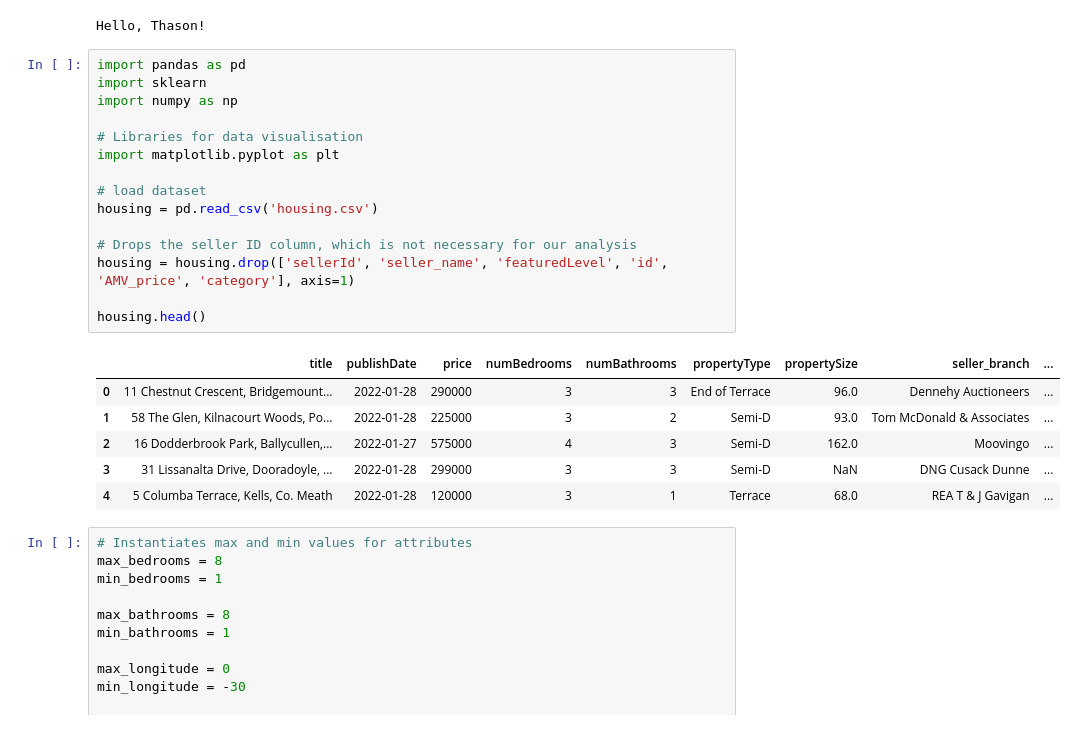
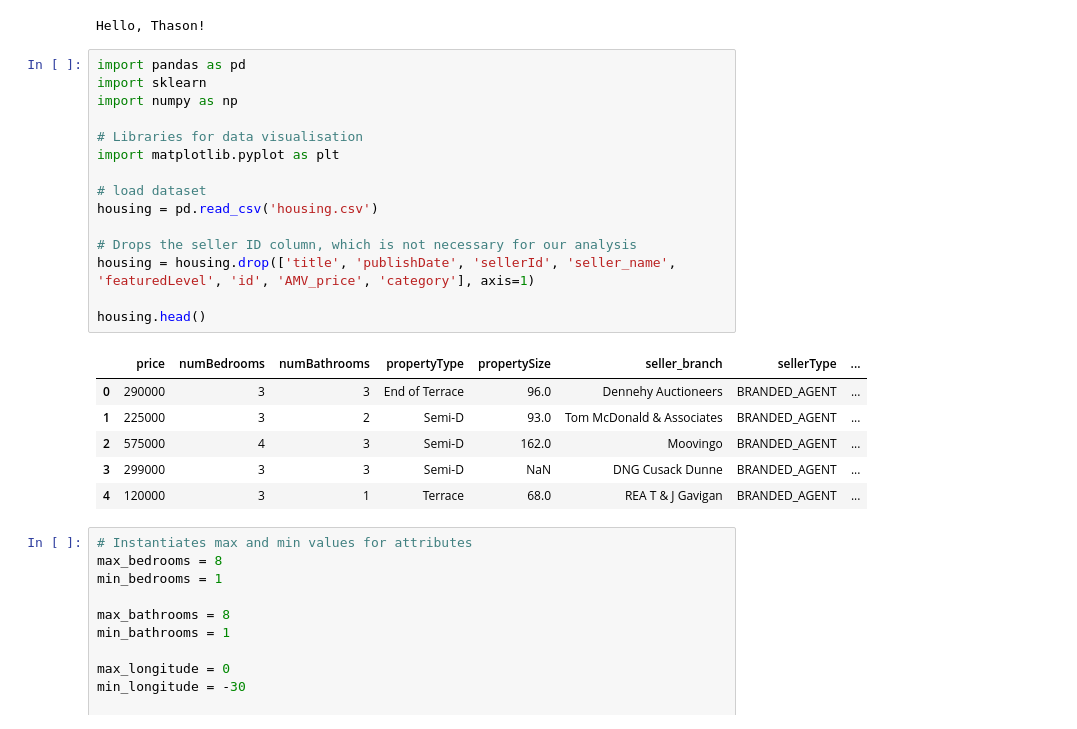
Before and after one commit to McKillenJason/congenial-happiness, a Jupyter notebook: StartingPoint.ipynb, the cells around one changed output. Drawn from its saved outputs; the diff is of its cells as text.

```diff
--- a/StartingPoint.ipynb
+++ b/StartingPoint.ipynb
@@ -5,25 +5,25 @@ Hello, Thason!
 # %%
 import pandas as pd
 import sklearn
 import numpy as np
 
 # Libraries for data visualisation
 import matplotlib.pyplot as plt
 
 # load dataset
 housing = pd.read_csv('housing.csv')
 
 # Drops the seller ID column, which is not necessary for our analysis
-housing = housing.drop(['sellerId', 'seller_name', 'featuredLevel', 'id', 'AMV_price', 'category'], axis=1)
+housing = housing.drop(['title', 'publishDate', 'sellerId', 'seller_name', 'featuredLevel', 'id', 'AMV_price', 'category'], axis=1)
 
 housing.head()
 # %% [output]
-|  | title | publishDate | price | numBedrooms | numBathrooms | propertyType | propertySize | seller_branch | ... |
-| 0 | 11 Chestnut Crescent, Bridgemount... | 2022-01-28 | 290000 | 3 | 3 | End of Terrace | 96.0 | Dennehy Auctioneers | ... |
-| 1 | 58 The Glen, Kilnacourt Woods, Po... | 2022-01-28 | 225000 | 3 | 2 | Semi-D | 93.0 | Tom McDonald & Associates | ... |
-| 2 | 16 Dodderbrook Park, Ballycullen,... | 2022-01-27 | 575000 | 4 | 3 | Semi-D | 162.0 | Moovingo | ... |
-| 3 | 31 Lissanalta Drive, Dooradoyle, ... | 2022-01-28 | 299000 | 3 | 3 | Semi-D | NaN | DNG Cusack Dunne | ... |
-| 4 | 5 Columba Terrace, Kells, Co. Meath | 2022-01-28 | 120000 | 3 | 1 | Terrace | 68.0 | REA T & J Gavigan | ... |
+|  | price | numBedrooms | numBathrooms | propertyType | propertySize | seller_branch | sellerType | ... |
+| 0 | 290000 | 3 | 3 | End of Terrace | 96.0 | Dennehy Auctioneers | BRANDED_AGENT | ... |
+| 1 | 225000 | 3 | 2 | Semi-D | 93.0 | Tom McDonald & Associates | BRANDED_AGENT | ... |
+| 2 | 575000 | 4 | 3 | Semi-D | 162.0 | Moovingo | BRANDED_AGENT | ... |
+| 3 | 299000 | 3 | 3 | Semi-D | NaN | DNG Cusack Dunne | BRANDED_AGENT | ... |
+| 4 | 120000 | 3 | 1 | Terrace | 68.0 | REA T & J Gavigan | BRANDED_AGENT | ... |
 # %%
 # Instantiates max and min values for attributes
 max_bedrooms = 8
```
Also changed, not shown: parts of 17 cells of this notebook.
